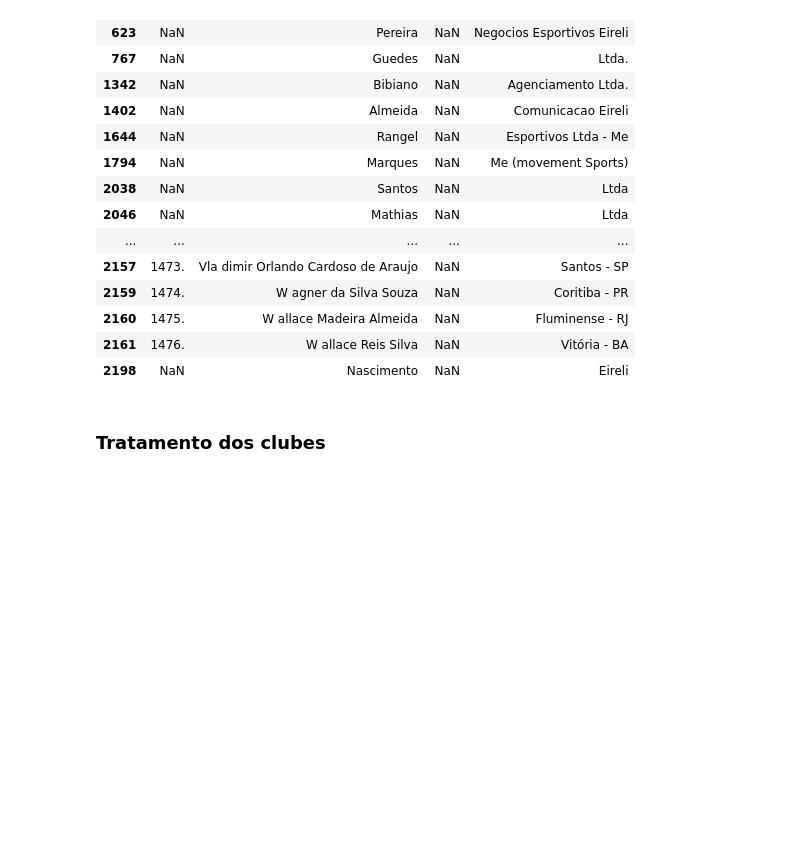
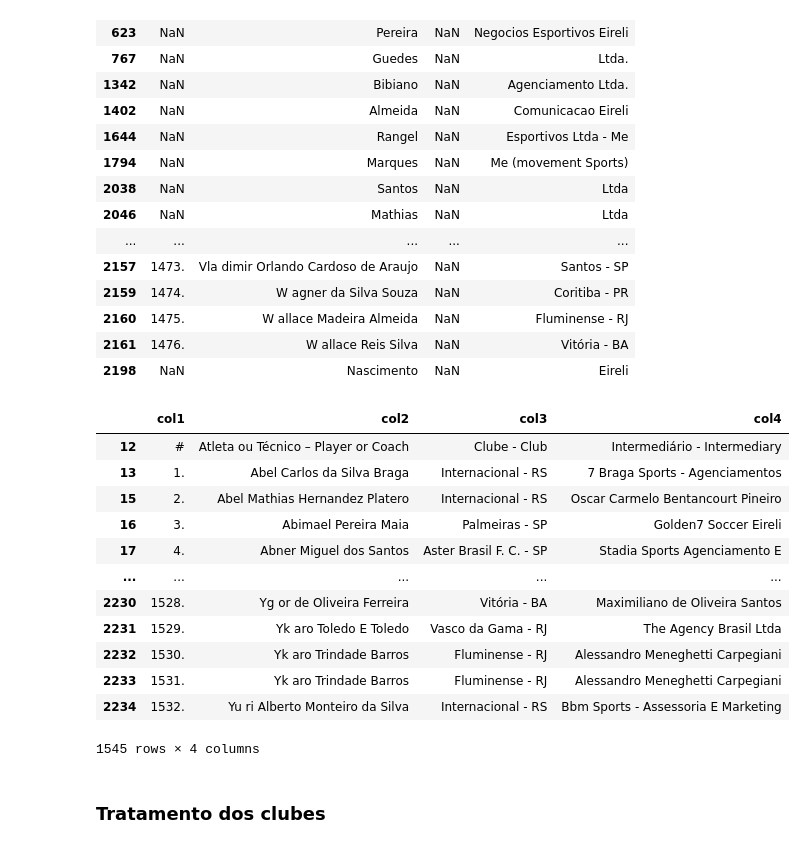
Before and after one commit to Marco87/Projects, a Jupyter notebook: Python/Projetos/CBF/cbf.ipynb, the cells around one changed output. Cells and saved outputs as stored; diff of their text form; code cells hidden in the pictures; blank space fills up the shorter version.

```diff
--- a/Python/Projetos/CBF/cbf.ipynb
+++ b/Python/Projetos/CBF/cbf.ipynb
@@ -67,6 +71,22 @@ df_atletas[df_atletas['col3'].isna()]
 | 2160 | 1475. | W allace Madeira Almeida | NaN | Fluminense - RJ |
 | 2161 | 1476. | W allace Reis Silva | NaN | Vitória - BA |
 | 2198 | NaN | Nascimento | NaN | Eireli |
+# %%
+df_atletas
+# %% [output]
+|  | col1 | col2 | col3 | col4 |
+| 12 | # | Atleta ou Técnico – Player or Coach | Clube - Club | Intermediário - Intermediary |
+| 13 | 1. | Abel Carlos da Silva Braga | Internacional - RS | 7 Braga Sports - Agenciamentos |
+| 15 | 2. | Abel Mathias Hernandez Platero | Internacional - RS | Oscar Carmelo Bentancourt Pineiro |
+| 16 | 3. | Abimael Pereira Maia | Palmeiras - SP | Golden7 Soccer Eireli |
+| 17 | 4. | Abner Miguel dos Santos | Aster Brasil F. C. - SP | Stadia Sports Agenciamento E |
+| ... | ... | ... | ... | ... |
+| 2230 | 1528. | Yg or de Oliveira Ferreira | Vitória - BA | Maximiliano de Oliveira Santos |
+| 2231 | 1529. | Yk aro Toledo E Toledo | Vasco da Gama - RJ | The Agency Brasil Ltda |
+| 2232 | 1530. | Yk aro Trindade Barros | Fluminense - RJ | Alessandro Meneghetti Carpegiani |
+| 2233 | 1531. | Yk aro Trindade Barros | Fluminense - RJ | Alessandro Meneghetti Carpegiani |
+| 2234 | 1532. | Yu ri Alberto Monteiro da Silva | Internacional - RS | Bbm Sports - Assessoria E Marketing |
+1545 rows × 4 columns
 # %%
 #Exportando para csv
 df_atletas.to_csv('dados/atletas.csv')
```
Also changed, not shown: parts of 1 cell of this notebook.
